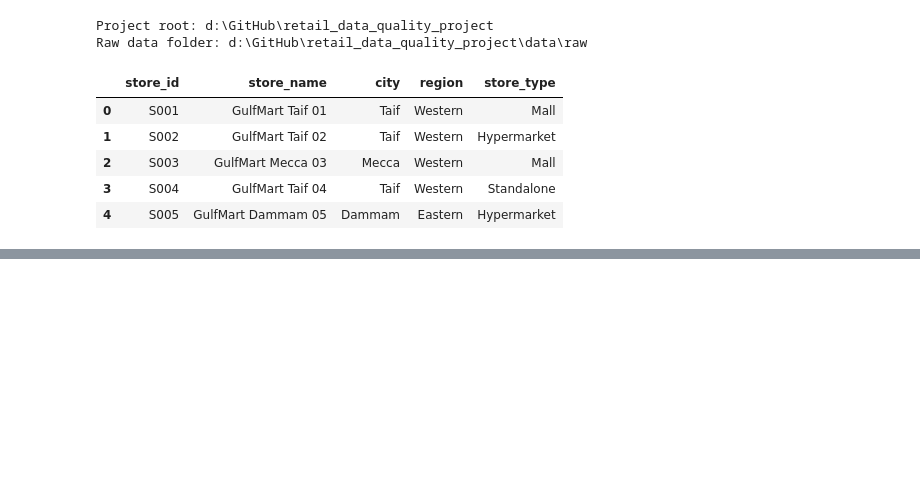
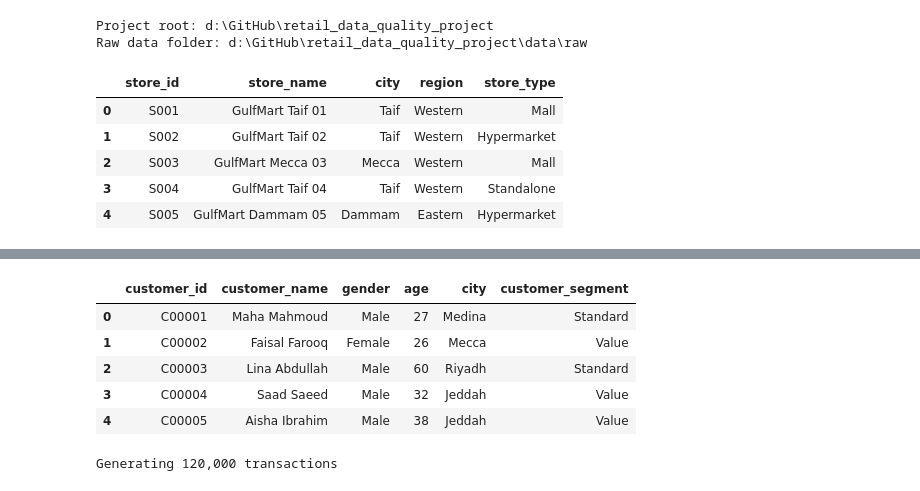
Before and after one commit to AbuHozaifa-dataanalyst/retail_data_quality_project, a Jupyter notebook: python/01_generate_raw_data.ipynb, the cells around one changed output, grey strips where cells are left out. Saved outputs shown, nothing was run; the diff lists cells and outputs as text; code cells hidden in the pictures; blank space fills up the shorter version.

```diff
--- a/python/01_generate_raw_data.ipynb
+++ b/python/01_generate_raw_data.ipynb
@@ -95,0 +324,43 @@ dim_store.to_csv(RAW_DIR / "dim_store.csv", index=False)
+# %%
+customer_data = []
+
+for i in range(1, 5001):
+
+    gender = np.random.choice(
+        ["Male", "Female"],
+        p=[0.60, 0.40]
+    )
+
+    first_name = np.random.choice(first_names)
+    last_name = np.random.choice(last_names)
+
+    customer_name = f"{first_name} {last_name}"
+
+    age = np.random.randint(18, 71)
+
+    city = np.random.choice(cities)
+
+    customer_segment = np.random.choice(
+        ["Premium", "Standard", "Value"],
+        p=[0.15, 0.55, 0.30]
+    )
+
+    customer_data.append({
+        "customer_id": f"C{i:05d}",
+        "customer_name": customer_name,
+        "gender": gender,
+        "age": age,
+        "city": city,
+        "customer_segment": customer_segment
+    })
+
+dim_customer = pd.DataFrame(customer_data)
+
+dim_customer.head()
+# %% [output]
+|  | customer_id | customer_name | gender | age | city | customer_segment |
+| 0 | C00001 | Maha Mahmoud | Male | 27 | Medina | Standard |
+| 1 | C00002 | Faisal Farooq | Female | 26 | Mecca | Value |
+| 2 | C00003 | Lina Abdullah | Male | 60 | Riyadh | Standard |
+| 3 | C00004 | Saad Saeed | Male | 32 | Jeddah | Value |
+| 4 | C00005 | Aisha Ibrahim | Male | 38 | Jeddah | Value |
@@ -95,0 +369,6 @@ dim_store.to_csv(RAW_DIR / "dim_store.csv", index=False)
+# %%
+N_TRANSACTIONS = 120_000
+
+print(f"Generating {N_TRANSACTIONS:,} transactions")
+# %% [output]
+Generating 120,000 transactions
```
Also changed, not shown: parts of 56 cells of this notebook, 1 other file.
